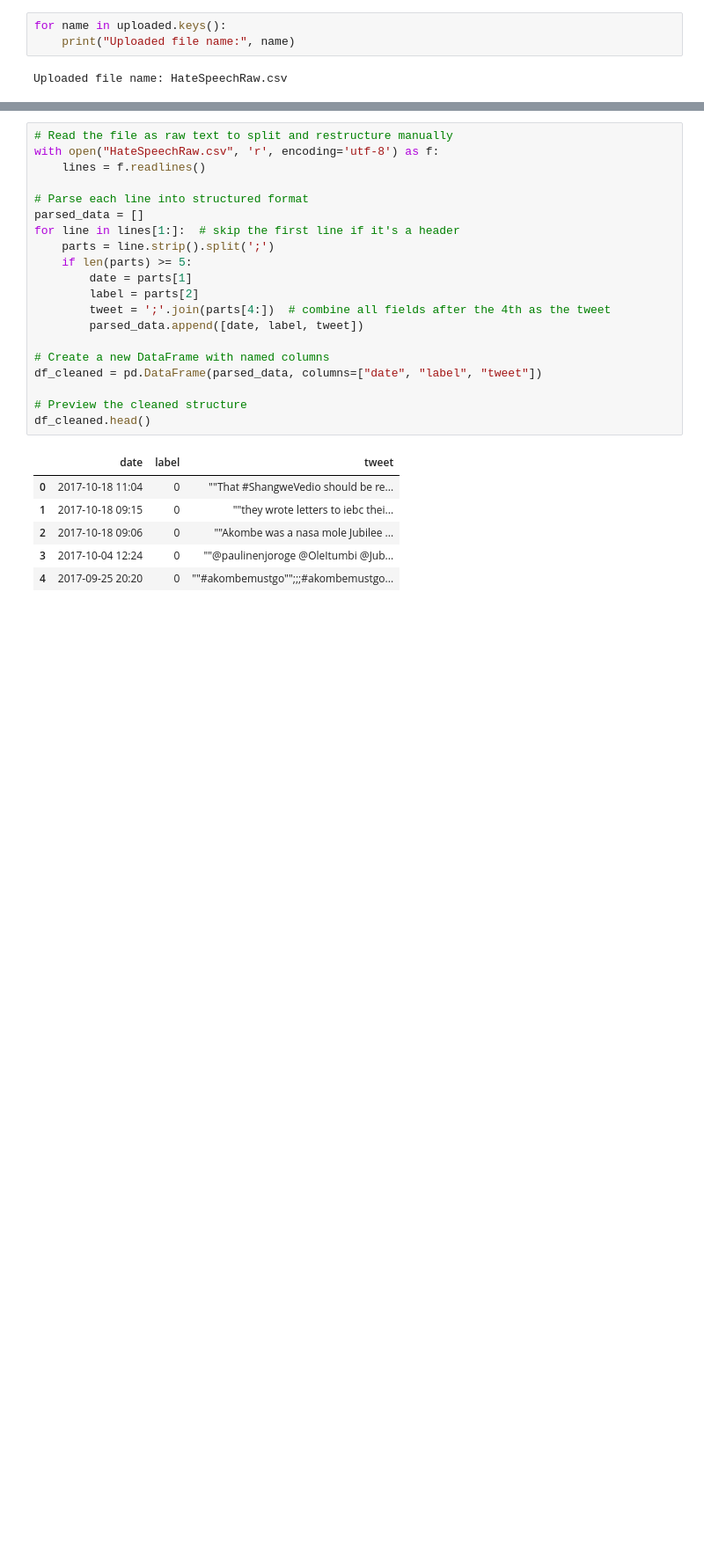
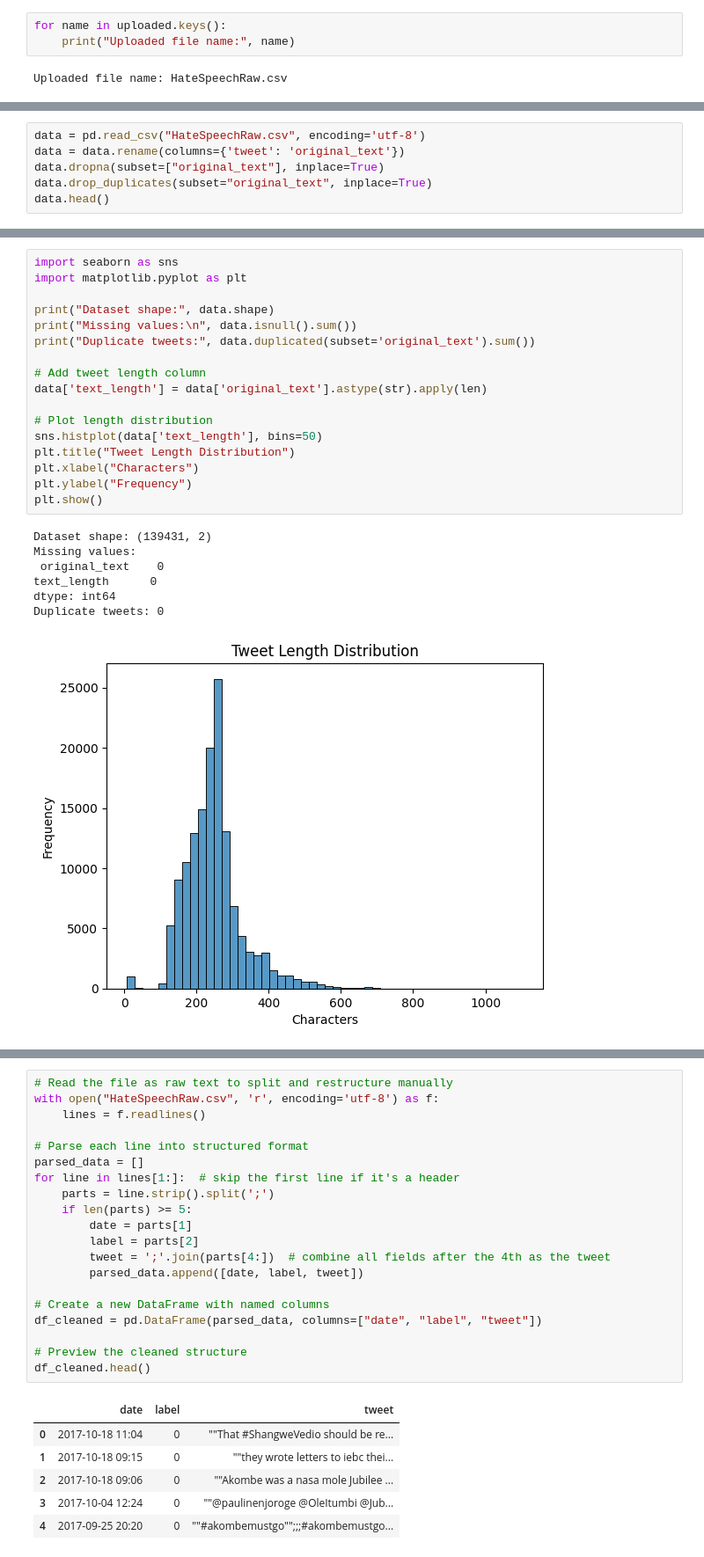
Before and after one commit to RachelNderitu/Big-Data-Analytics, a Jupyter notebook: Rachel_Text_Preprocessing.ipynb, the cells around one changed output, grey strips where cells are left out. Shown at 88% size. Cells and saved outputs as stored; diff of their text form; blank space fills up the shorter version.

```diff
--- a/Rachel_Text_Preprocessing.ipynb
+++ b/Rachel_Text_Preprocessing.ipynb
@@ -33,0 +21,6 @@ df.head()
+# %%
+data = pd.read_csv("HateSpeechRaw.csv", encoding='utf-8')
+data = data.rename(columns={'tweet': 'original_text'})
+data.dropna(subset=["original_text"], inplace=True)
+data.drop_duplicates(subset="original_text", inplace=True)
+data.head()
@@ -33,0 +34,25 @@ df.head()
+# %%
+import seaborn as sns
+import matplotlib.pyplot as plt
+
+print("Dataset shape:", data.shape)
+print("Missing values:\n", data.isnull().sum())
+print("Duplicate tweets:", data.duplicated(subset='original_text').sum())
+
+# Add tweet length column
+data['text_length'] = data['original_text'].astype(str).apply(len)
+
+# Plot length distribution
+sns.histplot(data['text_length'], bins=50)
+plt.title("Tweet Length Distribution")
+plt.xlabel("Characters")
+plt.ylabel("Frequency")
+plt.show()
+# %% [output]
+Dataset shape: (139431, 2)
+Missing values:
+ original_text    0
+text_length      0
+dtype: int64
+Duplicate tweets: 0
+[figure, added]
```
Also changed, not shown: parts of 7 cells of this notebook.
